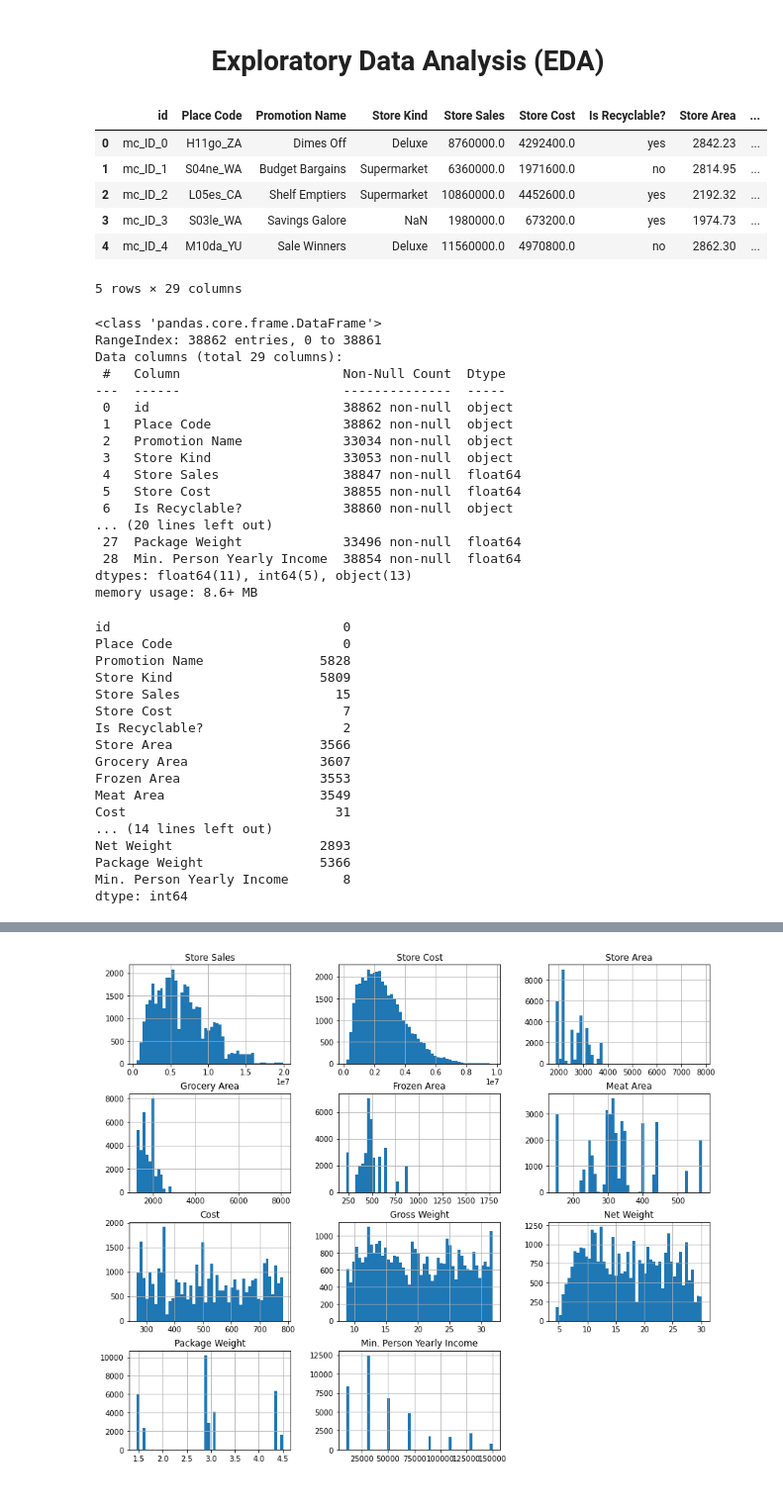
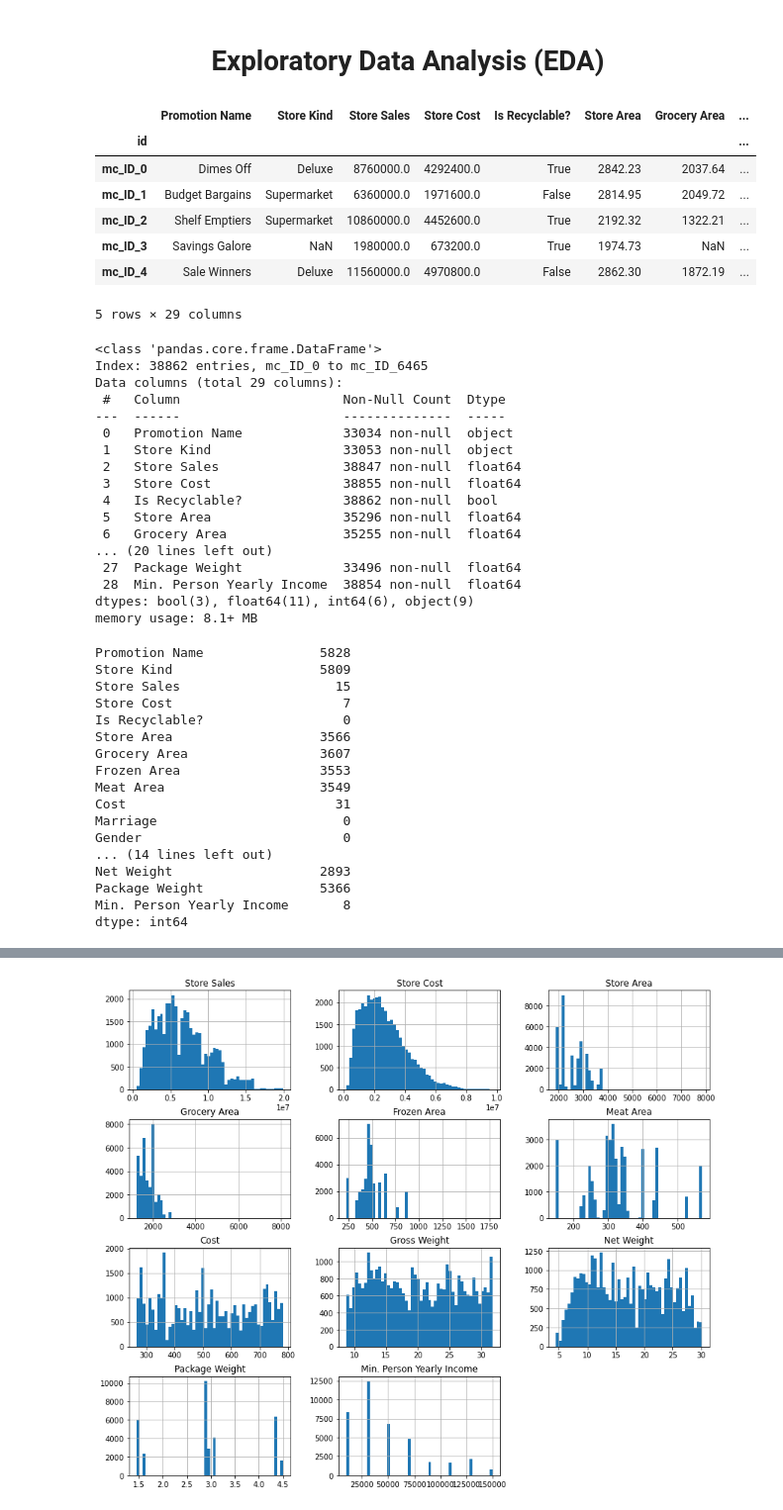
Before and after one commit to kershrita/Predicting-Market-Costs, a Jupyter notebook: EDA.ipynb, the cells around one changed output, grey strips where cells are left out. Shown at 99% size. Drawn from its saved outputs; the diff is of its cells as text; code cells hidden in the pictures.

```diff
--- a/EDA.ipynb
+++ b/EDA.ipynb
@@ -9,49 +15,50 @@ import plotly.express as px
 # %%
-df = pd.read_csv("data/half_cleaned.csv")
+df = pre.set_index(pd.read_csv("data/half_cleaned.csv"))
 df.head()
 # %% [output]
-|  | id | Place Code | Promotion Name | Store Kind | Store Sales | Store Cost | Is Recyclable? | Store Area | ... |
-| 0 | mc_ID_0 | H11go_ZA | Dimes Off | Deluxe | 8760000.0 | 4292400.0 | yes | 2842.23 | ... |
-| 1 | mc_ID_1 | S04ne_WA | Budget Bargains | Supermarket | 6360000.0 | 1971600.0 | no | 2814.95 | ... |
-| 2 | mc_ID_2 | L05es_CA | Shelf Emptiers | Supermarket | 10860000.0 | 4452600.0 | yes | 2192.32 | ... |
-| 3 | mc_ID_3 | S03le_WA | Savings Galore | NaN | 1980000.0 | 673200.0 | yes | 1974.73 | ... |
-| 4 | mc_ID_4 | M10da_YU | Sale Winners | Deluxe | 11560000.0 | 4970800.0 | no | 2862.30 | ... |
+|  | Promotion Name | Store Kind | Store Sales | Store Cost | Is Recyclable? | Store Area | Grocery Area | ... |
+| id |  |  |  |  |  |  |  | ... |
+| mc_ID_0 | Dimes Off | Deluxe | 8760000.0 | 4292400.0 | True | 2842.23 | 2037.64 | ... |
+| mc_ID_1 | Budget Bargains | Supermarket | 6360000.0 | 1971600.0 | False | 2814.95 | 2049.72 | ... |
+| mc_ID_2 | Shelf Emptiers | Supermarket | 10860000.0 | 4452600.0 | True | 2192.32 | 1322.21 | ... |
+| mc_ID_3 | Savings Galore | NaN | 1980000.0 | 673200.0 | True | 1974.73 | NaN | ... |
+| mc_ID_4 | Sale Winners | Deluxe | 11560000.0 | 4970800.0 | False | 2862.30 | 1872.19 | ... |
 5 rows × 29 columns
 # %%
 df.info()
 # %% [output]
 <class 'pandas.core.frame.DataFrame'>
-RangeIndex: 38862 entries, 0 to 38861
+Index: 38862 entries, mc_ID_0 to mc_ID_6465
 Data columns (total 29 columns):
  #   Column                     Non-Null Count  Dtype
 ---  ------                     --------------  -----
- 0   id                         38862 non-null  object
- 1   Place Code                 38862 non-null  object
- 2   Promotion Name             33034 non-null  object
- 3   Store Kind                 33053 non-null  object
- 4   Store Sales                38847 non-null  float64
- 5   Store Cost                 38855 non-null  float64
- 6   Is Recyclable?             38860 non-null  object
+ 0   Promotion Name             33034 non-null  object
+ 1   Store Kind                 33053 non-null  object
+ 2   Store Sales                38847 non-null  float64
+ 3   Store Cost                 38855 non-null  float64
+ 4   Is Recyclable?             38862 non-null  bool
+ 5   Store Area                 35296 non-null  float64
+ 6   Grocery Area               35255 non-null  float64
 ... (20 lines left out)
  27  Package Weight             33496 non-null  float64
  28  Min. Person Yearly Income  38854 non-null  float64
-dtypes: float64(11), int64(5), object(13)
-memory usage: 8.6+ MB
+dtypes: bool(3), float64(11), int64(6), object(9)
+memory usage: 8.1+ MB
 # %%
 df.isnull().sum()
 # %% [output]
-id                              0
-Place Code                      0
 Promotion Name               5828
 Store Kind                   5809
 Store Sales                    15
 Store Cost                      7
-Is Recyclable?                  2
+Is Recyclable?                  0
 Store Area                   3566
 Grocery Area                 3607
 Frozen Area                  3553
 Meat Area                    3549
 Cost                           31
+Marriage                        0
+Gender                          0
 ... (14 lines left out)
 Net Weight                   2893
 Package Weight               5366
```
Also changed, not shown: parts of 8 cells of this notebook, 2 other files.
